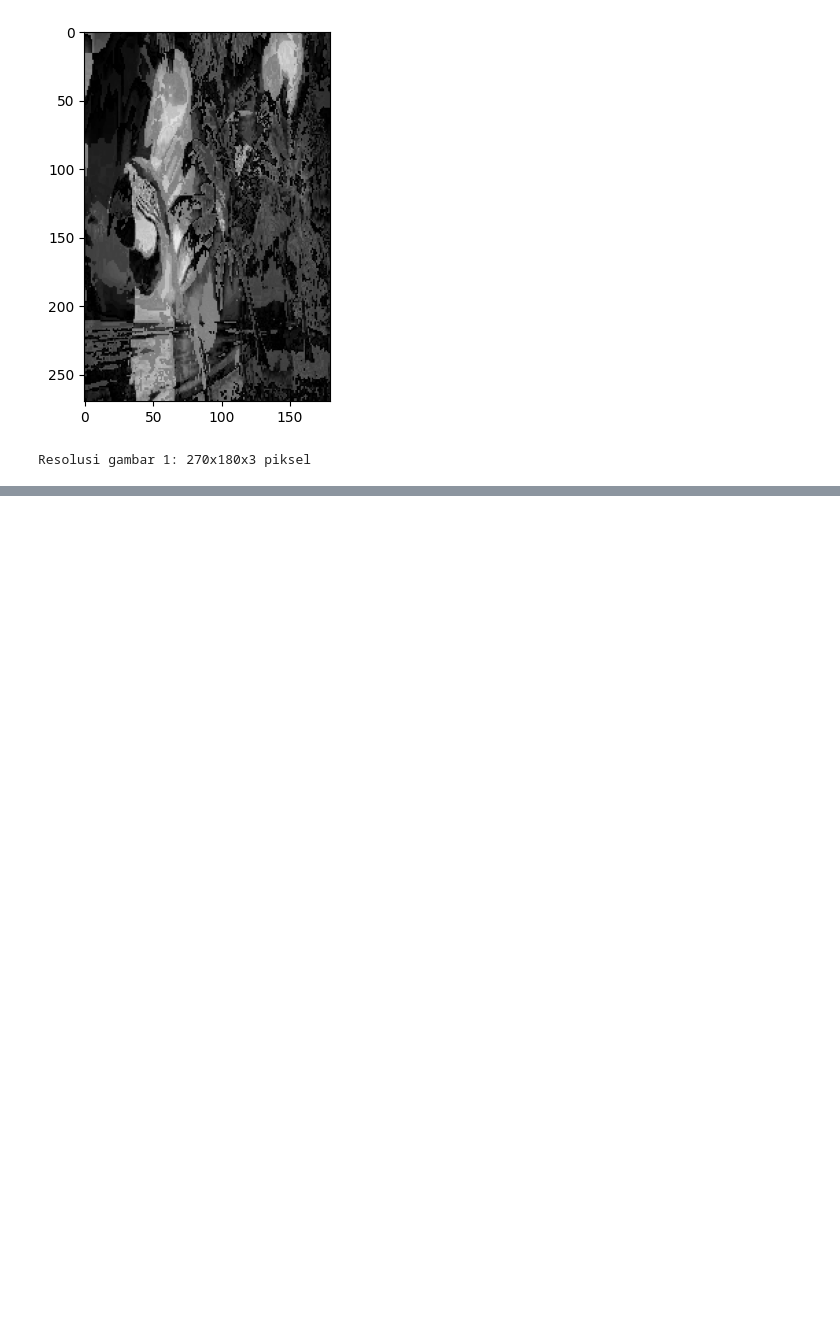
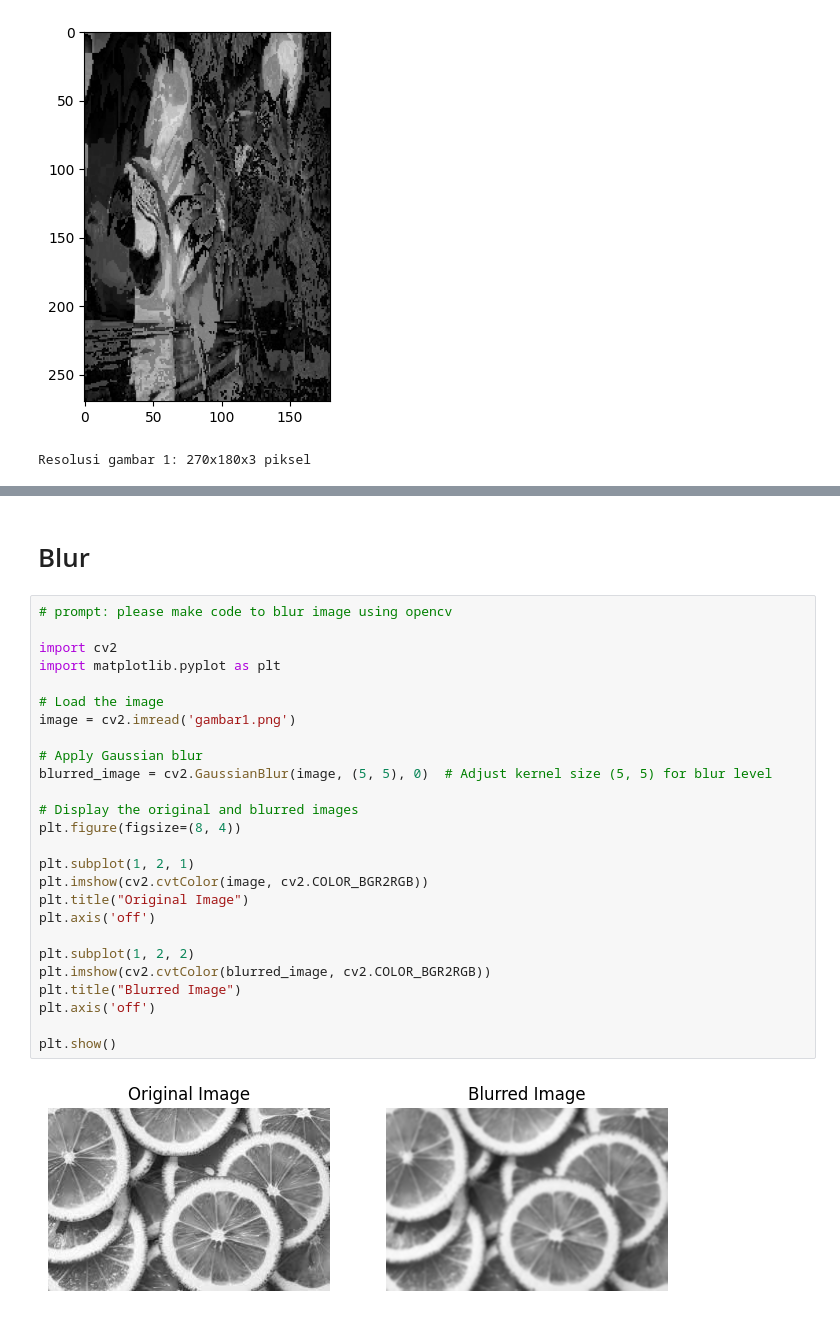
Before and after one commit to Intanpratiwiiii/Intann, a Jupyter notebook: LatihanOperasi_Dasar_Digital_Image_Processing.ipynb, the cells around one changed output, grey strips where cells are left out. Saved outputs shown, nothing was run; the diff lists cells and outputs as text; blank space fills up the shorter version.

```diff
--- a/LatihanOperasi_Dasar_Digital_Image_Processing.ipynb
+++ b/LatihanOperasi_Dasar_Digital_Image_Processing.ipynb
@@ -204,0 +345,30 @@ Resolusi gambar 1: 270x180x3 piksel
+# %% [markdown]
+# Blur
+# %%
+# prompt: please make code to blur image using opencv
+
+import cv2
+import matplotlib.pyplot as plt
+
+# Load the image
+image = cv2.imread('gambar1.png')
+
+# Apply Gaussian blur
+blurred_image = cv2.GaussianBlur(image, (5, 5), 0)  # Adjust kernel size (5, 5) for blur level
+
+# Display the original and blurred images
+plt.figure(figsize=(8, 4))
+
+plt.subplot(1, 2, 1)
+plt.imshow(cv2.cvtColor(image, cv2.COLOR_BGR2RGB))
+plt.title("Original Image")
+plt.axis('off')
+
+plt.subplot(1, 2, 2)
+plt.imshow(cv2.cvtColor(blurred_image, cv2.COLOR_BGR2RGB))
+plt.title("Blurred Image")
+plt.axis('off')
+
+plt.show()
+# %% [output]
+[figure, added]
```
Also changed, not shown: parts of 10 cells of this notebook.
